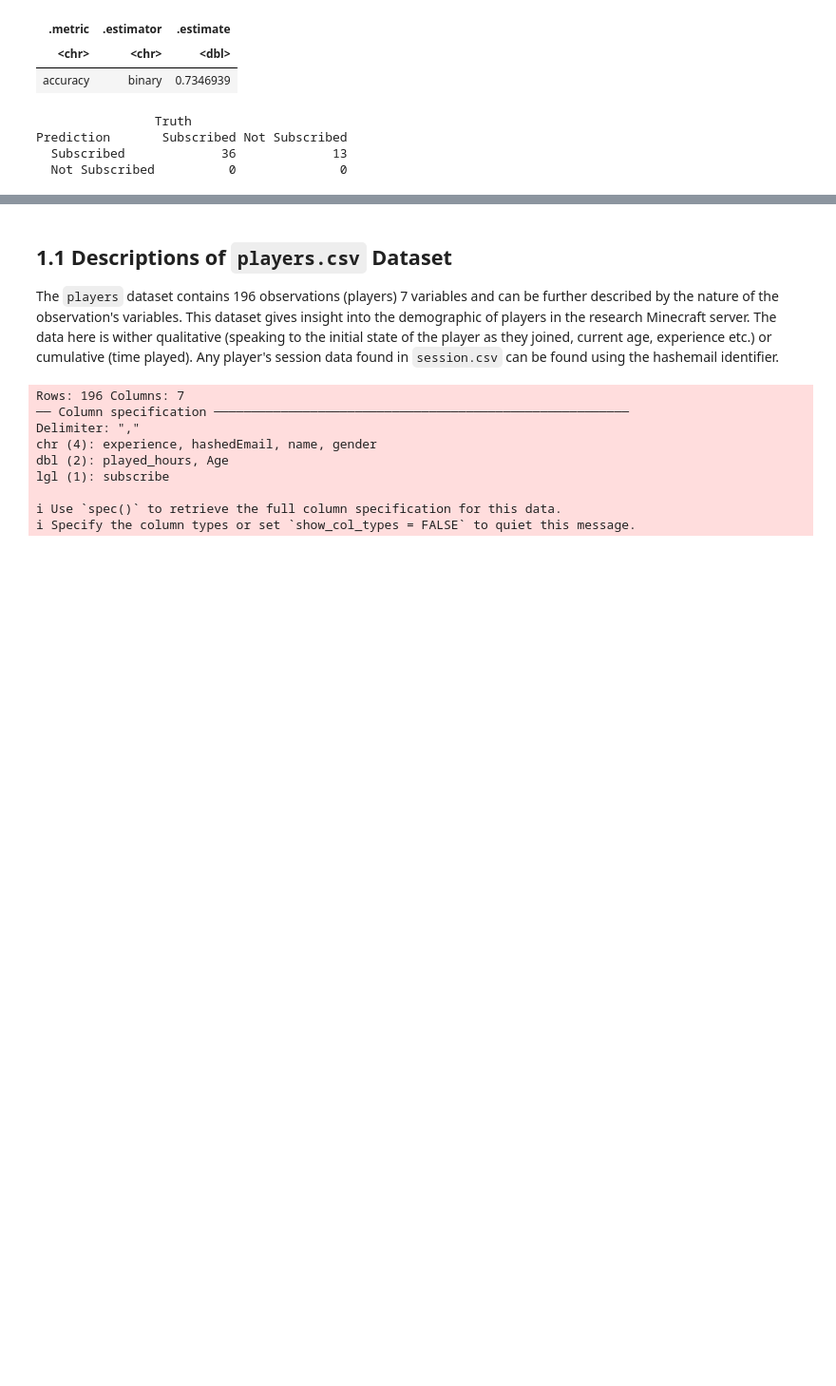
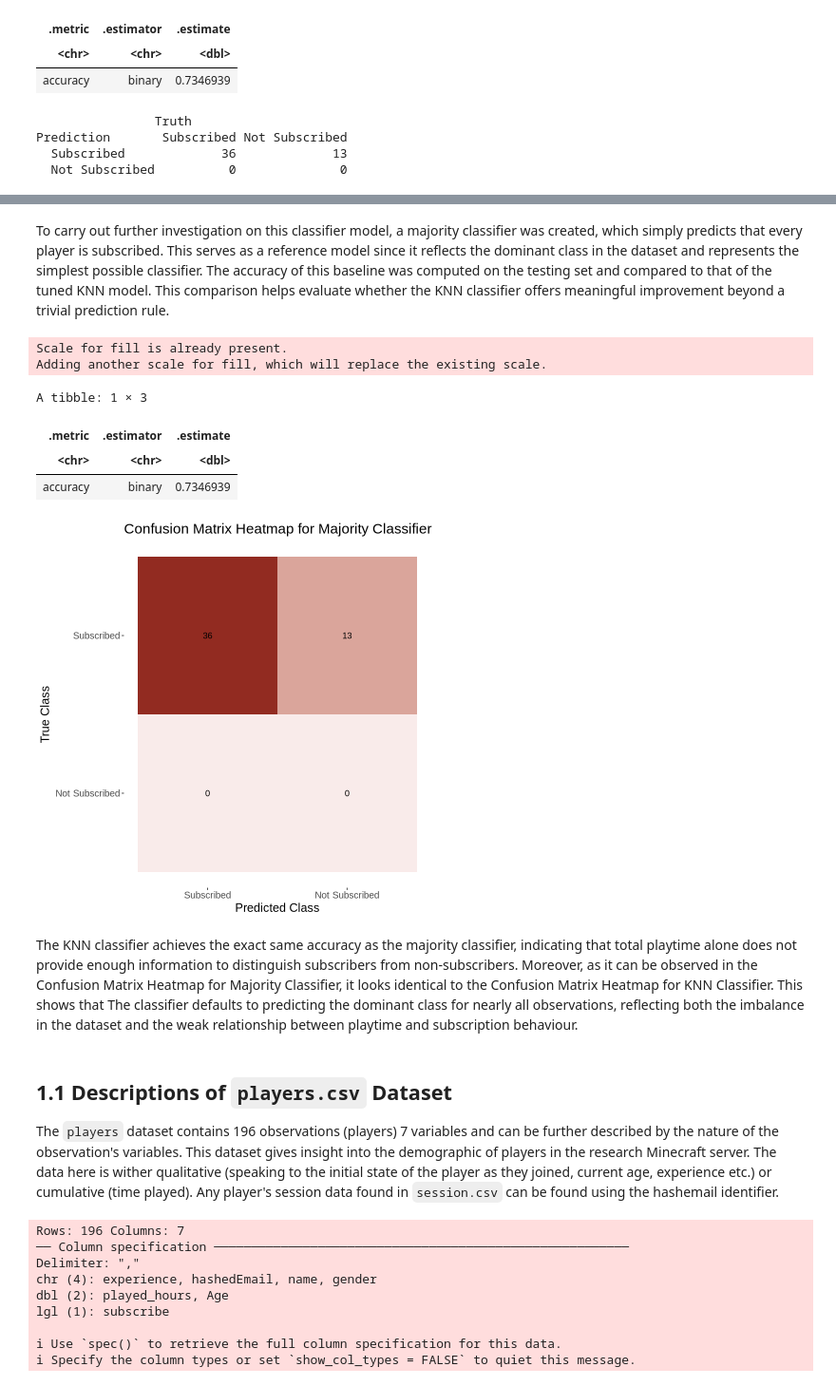
Before and after one commit to chrislee0530/group_23_project_final_report, a Jupyter notebook: group_23_project_final_report.ipynb, the cells around one changed output, grey strips where cells are left out. Shown at 95% size. Cells and saved outputs as stored; diff of their text form; code cells hidden in the pictures; blank space fills up the shorter version.

```diff
--- a/group_23_project_final_report.ipynb
+++ b/group_23_project_final_report.ipynb
@@ -369,3 +386,42 @@ The final model achieves an accuracy of approximately 73% (0.73) on the testing
+# %% [markdown]
+To carry out further investigation on this classifier model, a majority classifier was created, which simply predicts that every player is subscribed. This serves as a reference model since it reflects the dominant class in the dataset and represents the simplest possible classifier. The accuracy of this baseline was computed on the testing set and compared to that of the tuned KNN model. This comparison helps evaluate whether the KNN classifier offers meaningful improvement beyond a trivial prediction rule.
+# %%
+majority_class <- players_train |>
+  count(subscription_status) |>
+    slice_max(n) |>
+    pull(subscription_status)
+
+majority_predictions <- players_test |>
+  mutate(pred_majority = majority_class)
+
+majority_results <- majority_predictions |>
+  metrics(truth = subscription_status, estimate = pred_majority) |>
+  filter(.metric == "accuracy")
+
+majority_conf_mat <- majority_predictions |>
+  conf_mat(truth = subscription_status, estimate = pred_majority)
+
+majority_conf_mat_heatmap <- autoplot(majority_conf_mat, type = "heatmap") +
+  labs(
+    title = "Confusion Matrix Heatmap for Majority Classifier",
+    x = "Predicted Class",
+    y = "True Class"
+  ) +
+  scale_fill_gradient(low = "#F9EBEA", high = "#922B21") +
+  theme(text = element_text(size = 15))
+
+majority_results
+majority_conf_mat_heatmap
+# %% [output]
+Scale for fill is already present.
+Adding another scale for fill, which will replace the existing scale.
+A tibble: 1 × 3
+| .metric | .estimator | .estimate |
+| <chr> | <chr> | <dbl> |
+| accuracy | binary | 0.7346939 |
+[figure, added]
+# %% [markdown]
+The KNN classifier achieves the exact same accuracy as the majority classifier, indicating that total playtime alone does not provide enough information to distinguish subscribers from non-subscribers. Moreover, as it can be observed in the Confusion Matrix Heatmap for Majority Classifier, it looks identical to the Confusion Matrix Heatmap for KNN Classifier. This shows that The classifier defaults to predicting the dominant class for nearly all observations, reflecting both the imbalance in the dataset and the weak relationship between playtime and subscription behaviour.
 # %% [markdown]
 ## 1.1 Descriptions of `players.csv` Dataset
 
```
Also changed, not shown: parts of 2 cells of this notebook.
